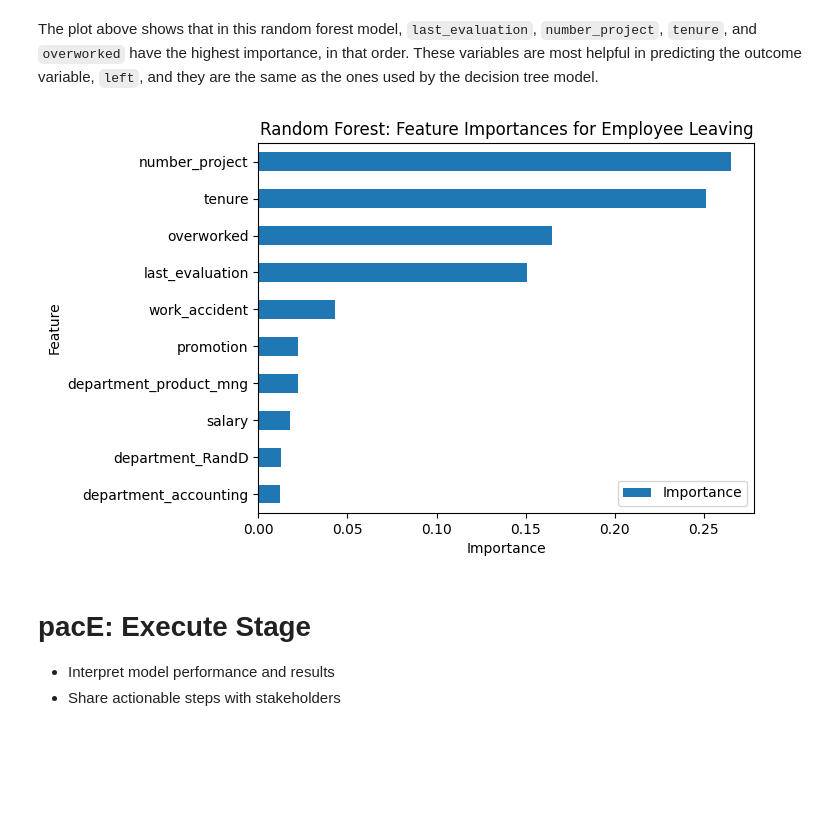
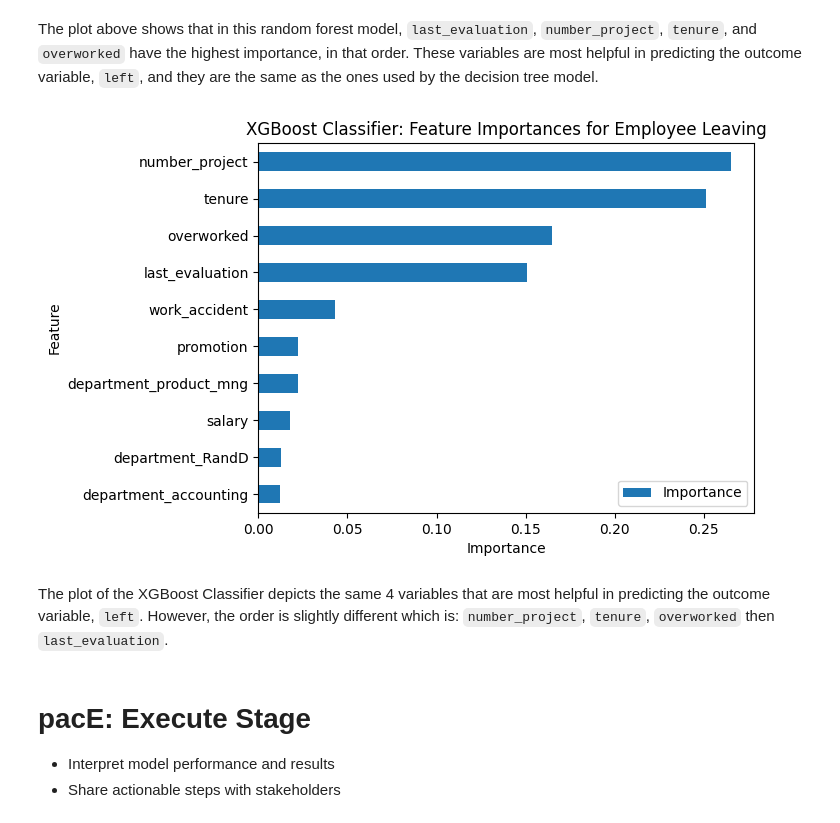
Before and after one commit to justin-97/Google-Advanced-Data-Analytics-Capstone, a Jupyter notebook: Activity_ Course 7 Salifort Motors project lab.ipynb, the cells around one changed output. Drawn from its saved outputs; the diff is of its cells as text; code cells hidden in the pictures; blank space fills up the shorter version.

```diff
--- a/Activity_ Course 7 Salifort Motors project lab.ipynb
+++ b/Activity_ Course 7 Salifort Motors project lab.ipynb
@@ -1274,30 +1274,32 @@ The plot above shows that in this random forest model, `last_evaluation`, `numbe
 # %%
 # Get feature importances
 feat_impt = xgb_cv.best_estimator_.feature_importances_
 
 # Get indices of top 10 features
 ind = np.argpartition(xgb_cv.best_estimator_.feature_importances_, -10)[-10:]
 
 # Get column labels of top 10 features
 feat = X.columns[ind]
 
 # Filter `feat_impt` to consist of top 10 feature importances
 feat_impt = feat_impt[ind]
 
 y_df = pd.DataFrame({"Feature":feat,"Importance":feat_impt})
 y_sort_df = y_df.sort_values("Importance")
 fig = plt.figure()
 ax1 = fig.add_subplot(111)
 
 y_sort_df.plot(kind='barh',ax=ax1,x="Feature",y="Importance")
 
-ax1.set_title("Random Forest: Feature Importances for Employee Leaving", fontsize=12)
+ax1.set_title("XGBoost Classifier: Feature Importances for Employee Leaving", fontsize=12)
 ax1.set_ylabel("Feature")
 ax1.set_xlabel("Importance")
 
 plt.show()
 # %% [output]
-[figure, old version]
+[figure, new version]
+# %% [markdown]
+The plot of the XGBoost Classifier depicts the same 4 variables that are most helpful in predicting the outcome variable, `left`. However, the order is slightly different which is: `number_project`, `tenure`, `overworked` then `last_evaluation`.
 # %% [markdown]
 # pacE: Execute Stage
 - Interpret model performance and results
```
